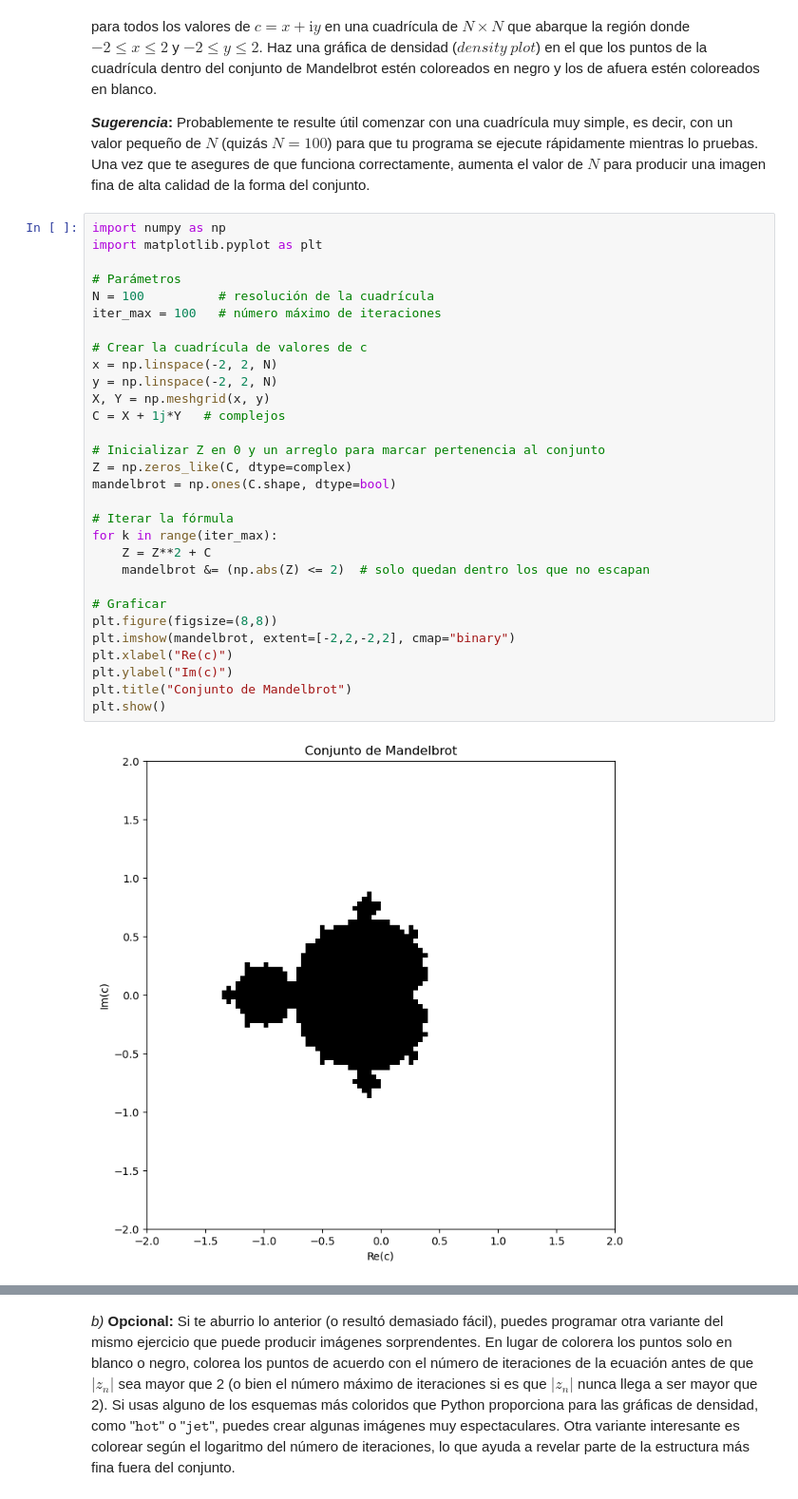
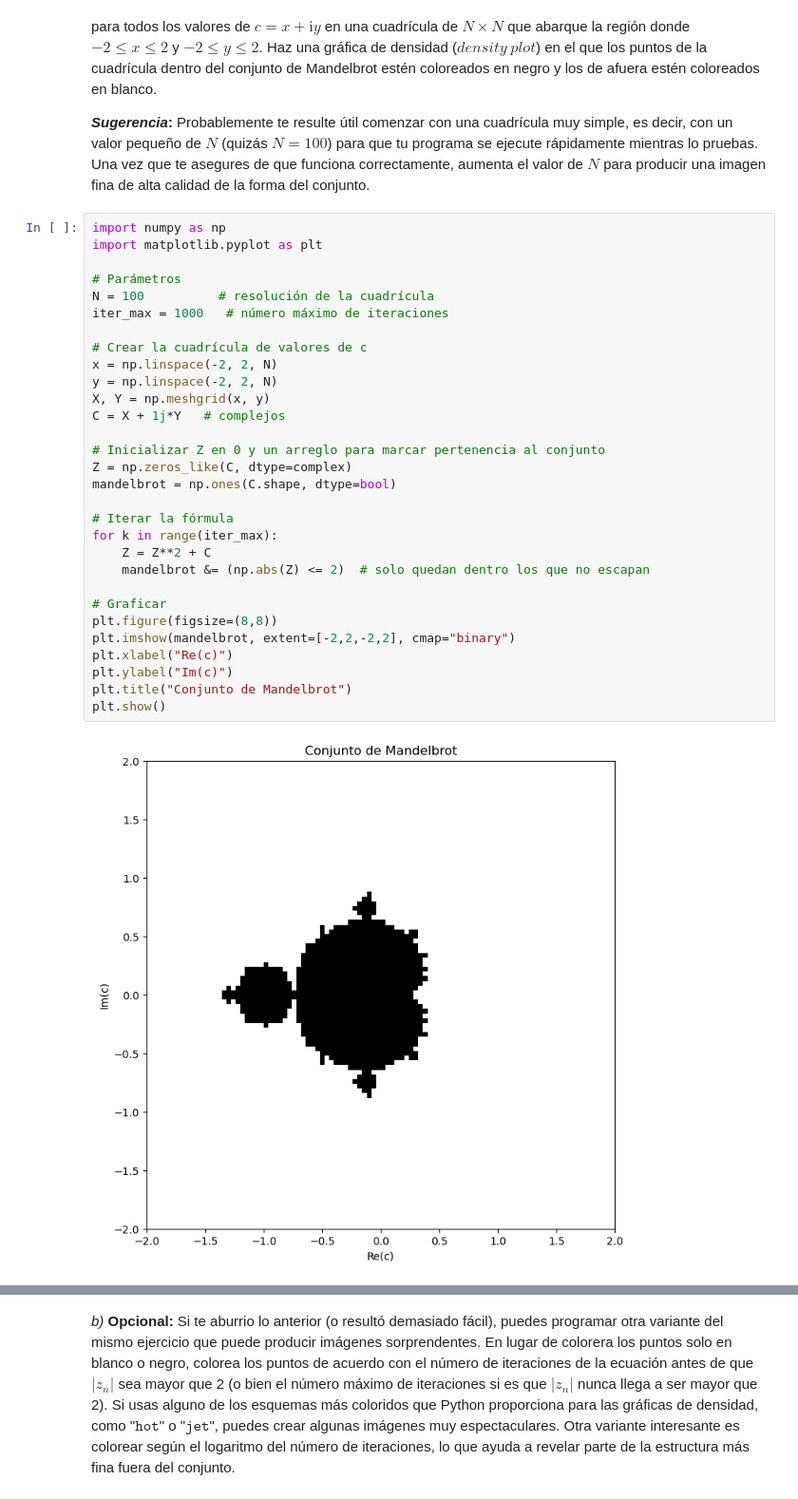
Before and after one commit to DANROK899/Repositorio_Fisica_Computacional, a Jupyter notebook: Tarea_3.ipynb, the cells around one changed output, grey strips where cells are left out. Shown at 95% size. Drawn from its saved outputs; the diff is of its cells as text.

```diff
--- a/Tarea_3.ipynb
+++ b/Tarea_3.ipynb
@@ -228,32 +228,32 @@ _a)_ **Escribe un programa para crear una imagen del conjunto de Mandelbrot** re
 # %%
 import numpy as np
 import matplotlib.pyplot as plt
 
 # Parámetros
 N = 100          # resolución de la cuadrícula
-iter_max = 100   # número máximo de iteraciones
+iter_max = 1000   # número máximo de iteraciones
 
 # Crear la cuadrícula de valores de c
 x = np.linspace(-2, 2, N)
 y = np.linspace(-2, 2, N)
 X, Y = np.meshgrid(x, y)
 C = X + 1j*Y   # complejos
 
 # Inicializar Z en 0 y un arreglo para marcar pertenencia al conjunto
 Z = np.zeros_like(C, dtype=complex)
 mandelbrot = np.ones(C.shape, dtype=bool)
 
 # Iterar la fórmula
 for k in range(iter_max):
     Z = Z**2 + C
     mandelbrot &= (np.abs(Z) <= 2)  # solo quedan dentro los que no escapan
 
 # Graficar
 plt.figure(figsize=(8,8))
 plt.imshow(mandelbrot, extent=[-2,2,-2,2], cmap="binary")
 plt.xlabel("Re(c)")
 plt.ylabel("Im(c)")
 plt.title("Conjunto de Mandelbrot")
 plt.show()
 # %% [output]
-[figure, old version]
+[figure, new version]
```
Also changed, not shown: parts of 1 cell of this notebook, 1 other file.
